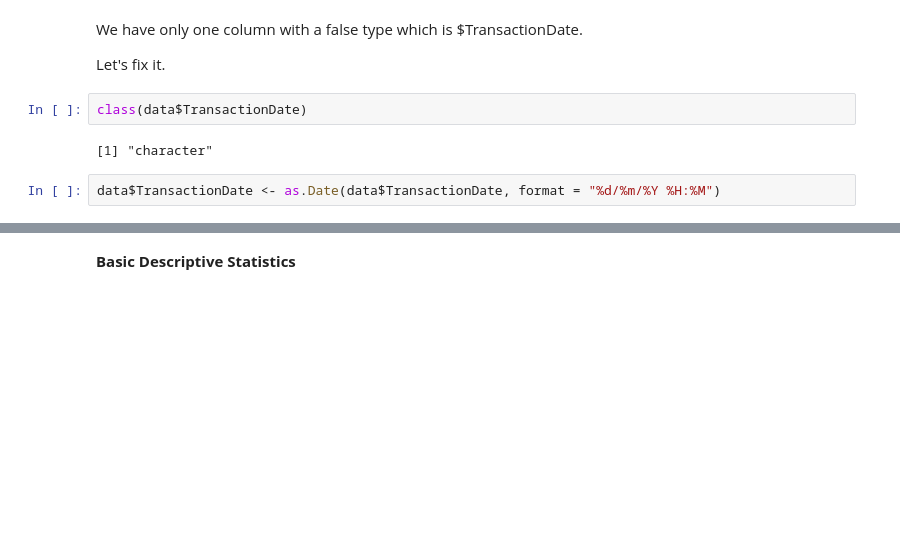
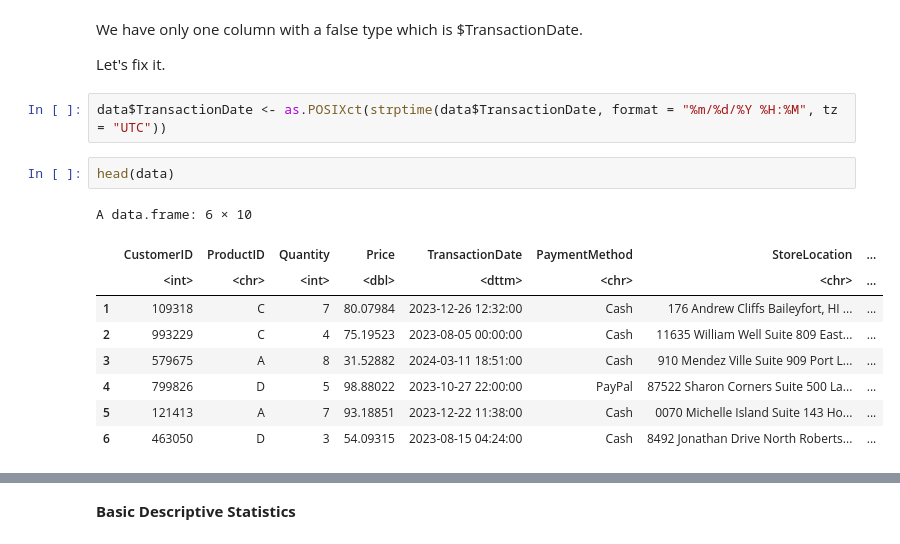
Before and after one commit to Harounnn/Statistical-Analysis-using-R, a Jupyter notebook: notebook.ipynb, the cells around one changed output, grey strips where cells are left out. Cells and saved outputs as stored; diff of their text form; blank space fills up the shorter version.

```diff
--- a/notebook.ipynb
+++ b/notebook.ipynb
@@ -66,12 +66,20 @@ str(data)
 We have only one column with a false type which is $TransactionDate.
 
 Let's fix it.
-# %%
-class(data$TransactionDate)
-# %% [output]
-[1] "character"
 # %%
-data$TransactionDate <- as.Date(data$TransactionDate, format = "%d/%m/%Y %H:%M")
+data$TransactionDate <- as.POSIXct(strptime(data$TransactionDate, format = "%m/%d/%Y %H:%M", tz = "UTC"))
+# %%
+head(data)
+# %% [output]
+A data.frame: 6 × 10
+|  | CustomerID | ProductID | Quantity | Price | TransactionDate | PaymentMethod | StoreLocation | ... |
+|  | <int> | <chr> | <int> | <dbl> | <dttm> | <chr> | <chr> | ... |
+| 1 | 109318 | C | 7 | 80.07984 | 2023-12-26 12:32:00 | Cash | 176 Andrew Cliffs Baileyfort, HI ... | ... |
+| 2 | 993229 | C | 4 | 75.19523 | 2023-08-05 00:00:00 | Cash | 11635 William Well Suite 809 East... | ... |
+| 3 | 579675 | A | 8 | 31.52882 | 2024-03-11 18:51:00 | Cash | 910 Mendez Ville Suite 909 Port L... | ... |
+| 4 | 799826 | D | 5 | 98.88022 | 2023-10-27 22:00:00 | PayPal | 87522 Sharon Corners Suite 500 La... | ... |
+| 5 | 121413 | A | 7 | 93.18851 | 2023-12-22 11:38:00 | Cash | 0070 Michelle Island Suite 143 Ho... | ... |
+| 6 | 463050 | D | 3 | 54.09315 | 2023-08-15 04:24:00 | Cash | 8492 Jonathan Drive North Roberts... | ... |
 # %%
 class(data$TransactionDate)
 # %% [output]
```
Also changed, not shown: parts of 9 cells of this notebook.
